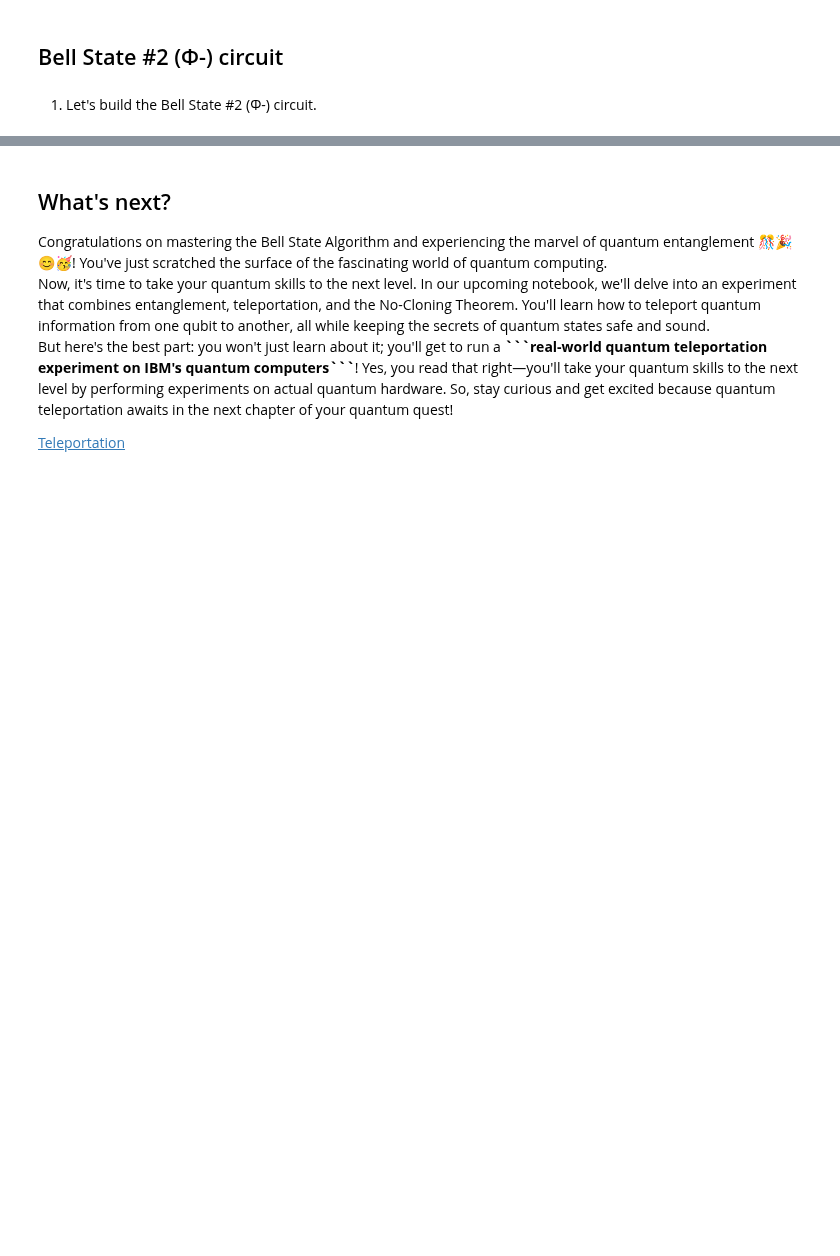
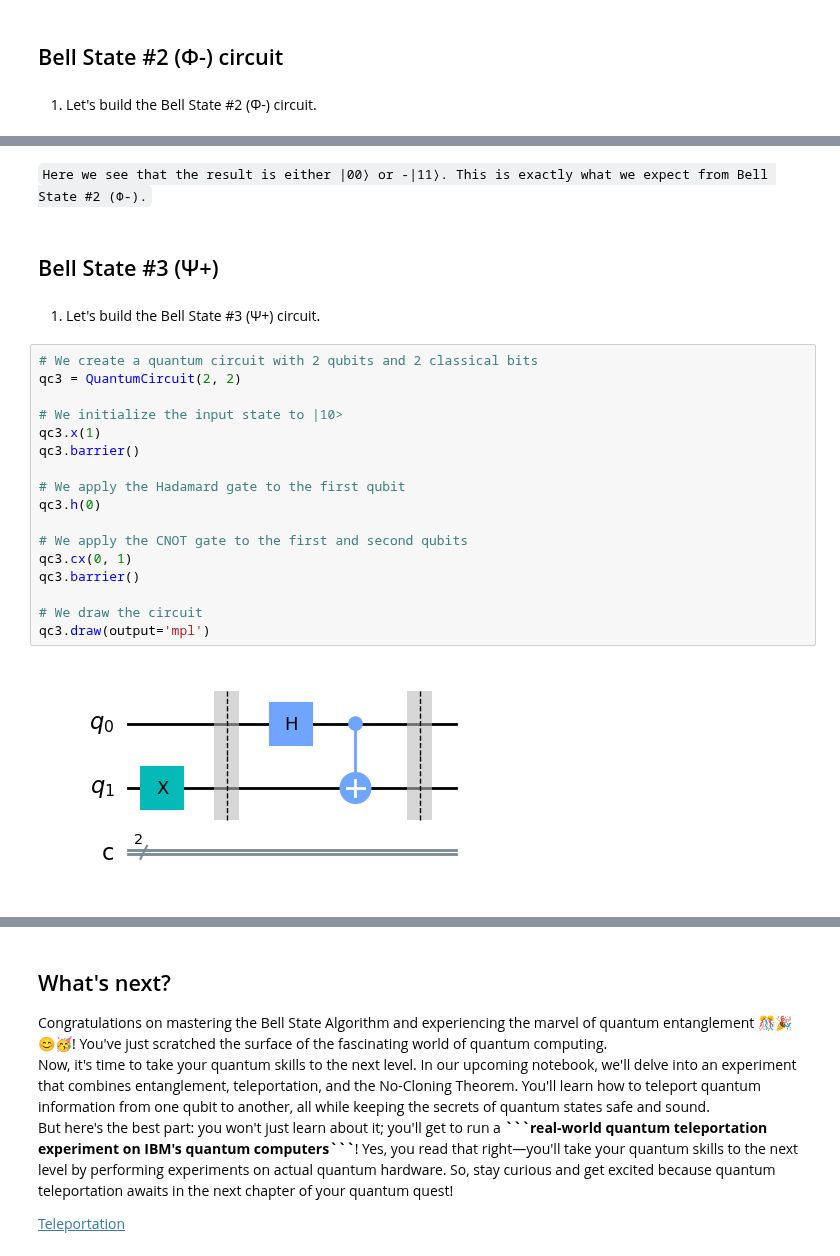
Before and after one commit to ahkatlio/QHSO_Basics_of_Qiskit, a Jupyter notebook: Books/Fundamentals/Basic_Gates/Bell.ipynb, the cells around one changed output, grey strips where cells are left out. Drawn from its saved outputs; the diff is of its cells as text; blank space fills up the shorter version.

```diff
--- a/Books/Fundamentals/Basic_Gates/Bell.ipynb
+++ b/Books/Fundamentals/Basic_Gates/Bell.ipynb
@@ -194,0 +183,54 @@ plot_histogram(counts)
+# %% [markdown]
+`Here we see that the result is either |00⟩ or -|11⟩. This is exactly what we expect from Bell State #2 (Φ-).`
+# %% [markdown]
+<!DOCTYPE html>
+<html>
+
+<head>
+    <title>X-Gate</title>
+    <link href="https://fonts.googleapis.com/css?family=Jost&display=swap" rel="stylesheet">
+    <style>
+        body {
+            font-family: 'Jost', sans-serif;
+        }
+        h1, h2, h3, h4, h5, h6, p, ol {
+            font-family: 'Jost', sans-serif;
+        }
+        h1{
+            color: orange;
+        }
+        h2 {
+            color: #8BC34A;
+        }
+        .center {
+            text-align: center;
+        }
+    </style>
+</head>
+
+<body>
+    <h2>Bell State #3 (Ψ+)</h2>
+</body>
+
+</html>
+# %% [markdown]
+1) Let's build the Bell State #3 (Ψ+) circuit.
+# %%
+# We create a quantum circuit with 2 qubits and 2 classical bits
+qc3 = QuantumCircuit(2, 2)
+
+# We initialize the input state to |10>
+qc3.x(1)
+qc3.barrier()
+
+# We apply the Hadamard gate to the first qubit
+qc3.h(0)
+
+# We apply the CNOT gate to the first and second qubits
+qc3.cx(0, 1)
+qc3.barrier()
+
+# We draw the circuit
+qc3.draw(output='mpl')
+# %% [output]
+[figure, added]
```
Also changed, not shown: parts of 15 cells of this notebook.
